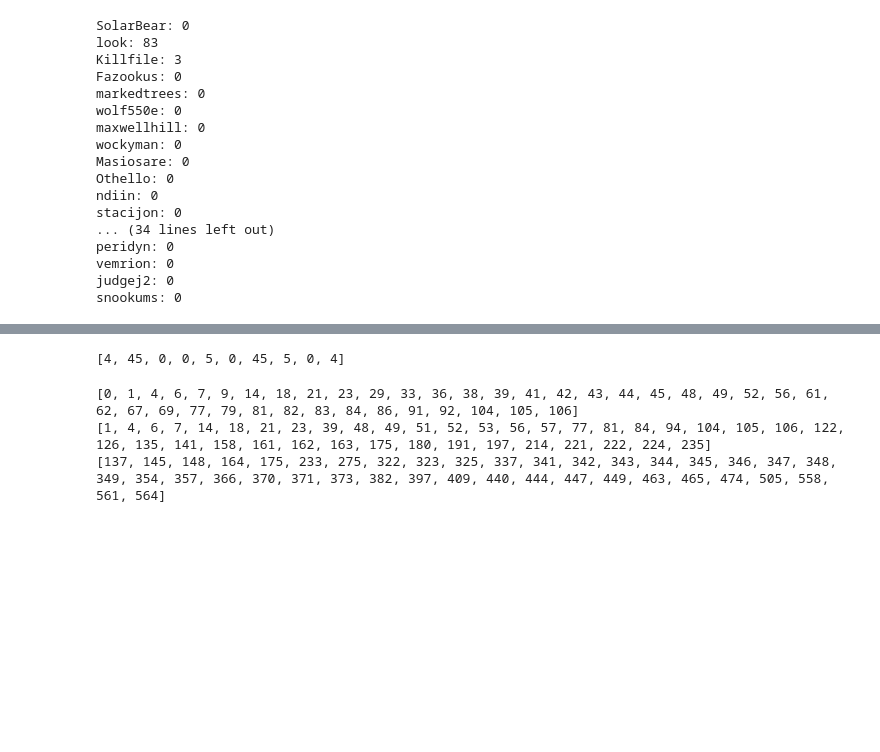
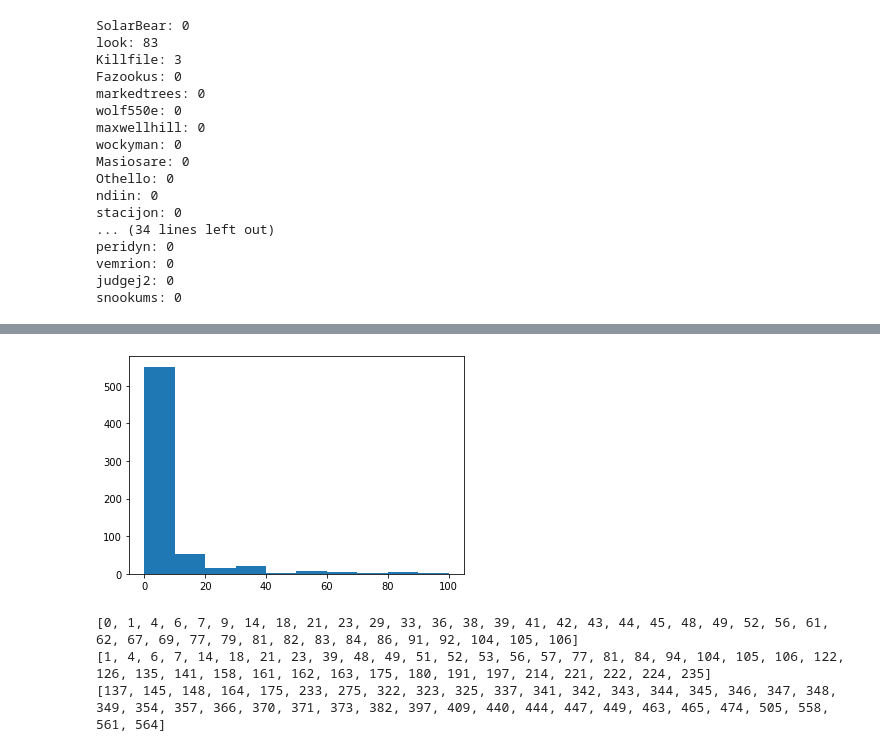
Before and after one commit to SourabhChakraborty/undergrad_thesis, a Jupyter notebook: lda.ipynb, the cells around one changed output, grey strips where cells are left out. Drawn from its saved outputs; the diff is of its cells as text; code cells hidden in the pictures; blank space fills up the shorter version.

```diff
--- a/lda.ipynb
+++ b/lda.ipynb
@@ -133,9 +200,10 @@ snookums: 0
+# %%
+plt.hist([num_clinton[k] for k in author_names if num_clinton[k] < 100 and num_clinton[k] > 0], bins = list(range(0,101,10)))
+plt.show()
+# %% [output]
+[figure, added]
 # %%
 comment_threshold = 1
-# %%
-[num_sanders[a] for a in comment_auths[:10]]
-# %% [output]
-[4, 45, 0, 0, 5, 0, 45, 5, 0, 4]
 # %%
 sanders_user_indices = [i for i in range(len(comment_auths)) if num_sanders[comment_auths[i]] >= comment_threshold]
 trump_user_indices = [i for i in range(len(comment_auths)) if num_trump[comment_auths[i]] >= comment_threshold]
```
Also changed, not shown: parts of 48 cells of this notebook, 1 other file.
